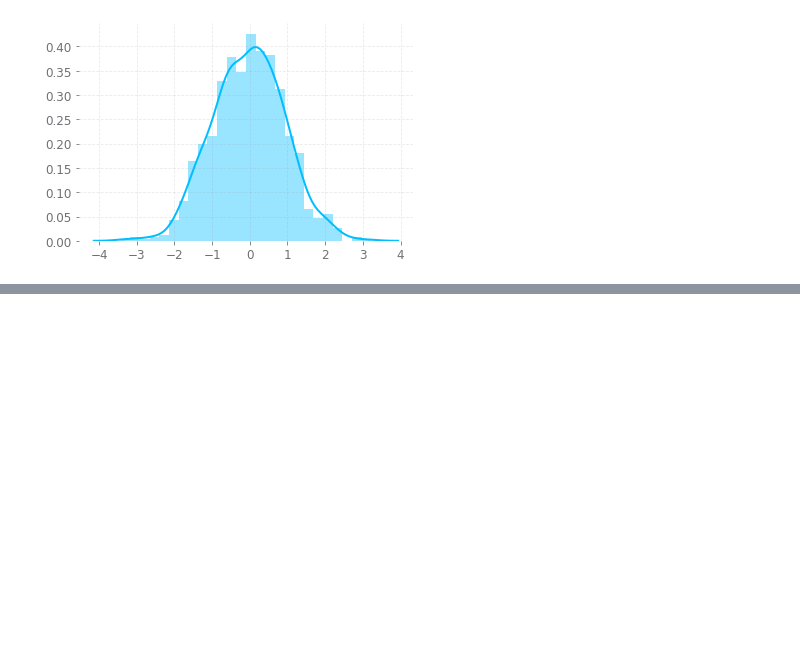
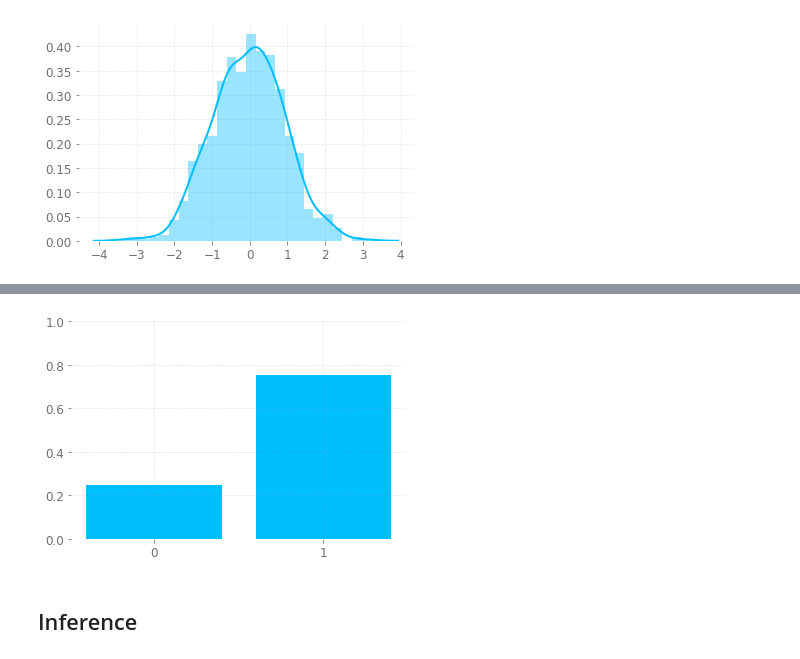
Before and after one commit to suriyadeepan/PracticalBayes, a Jupyter notebook: 1. A Gentle Introduction to TFP.ipynb, the cells around one changed output, grey strips where cells are left out. Saved outputs shown, nothing was run; the diff lists cells and outputs as text; code cells hidden in the pictures; blank space fills up the shorter version.

```diff
--- a/1. A Gentle Introduction to TFP.ipynb
+++ b/1. A Gentle Introduction to TFP.ipynb
@@ -51,0 +89,7 @@ def joint_log_prob(sample, )
+# %%
+obs = simulate_coin_toss(0.75, 1000)
+plot_obs(obs)
+# %% [output]
+[figure, added]
+# %% [markdown]
+## Inference
```
Also changed, not shown: parts of 17 cells of this notebook, 2 other files.
